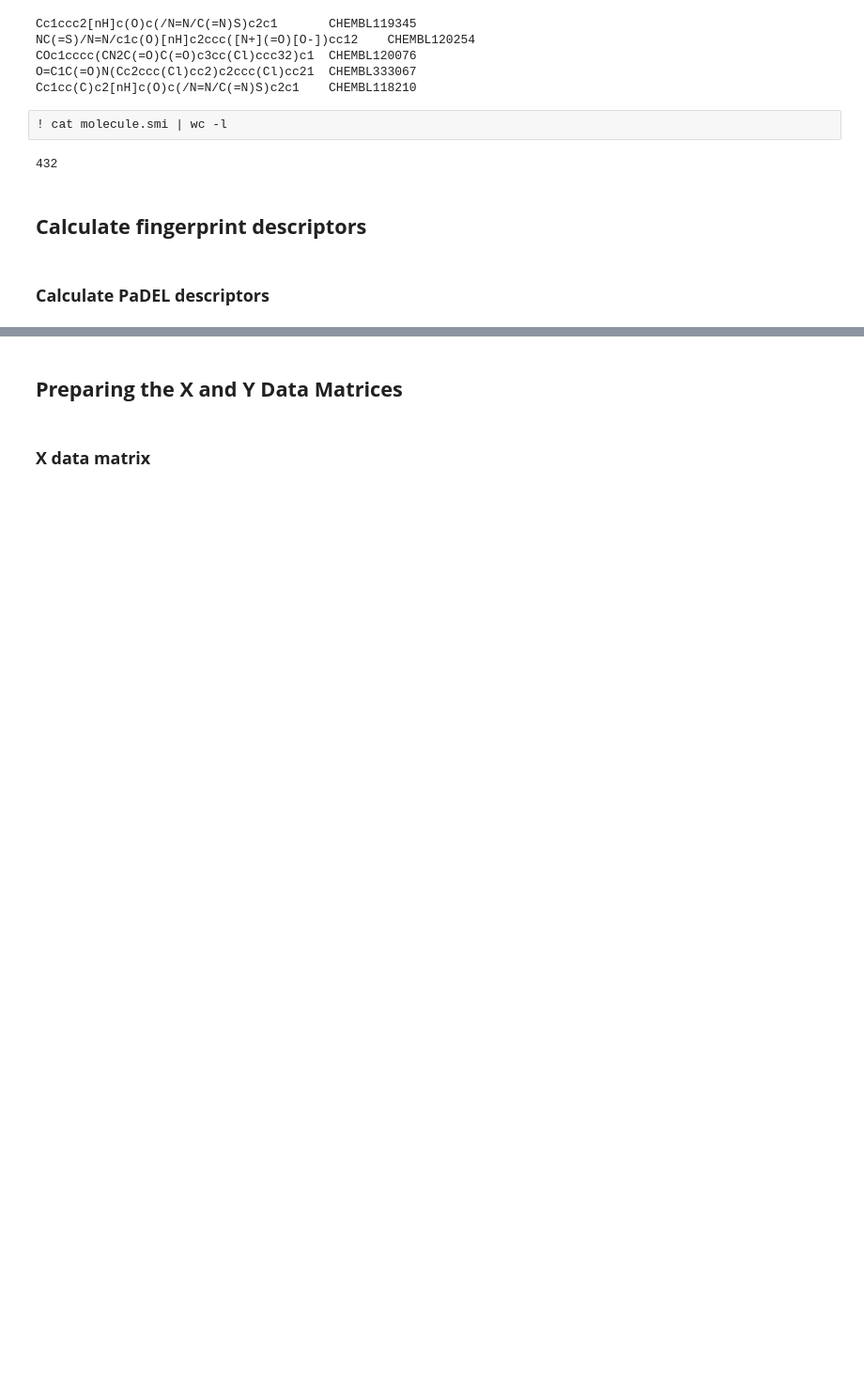
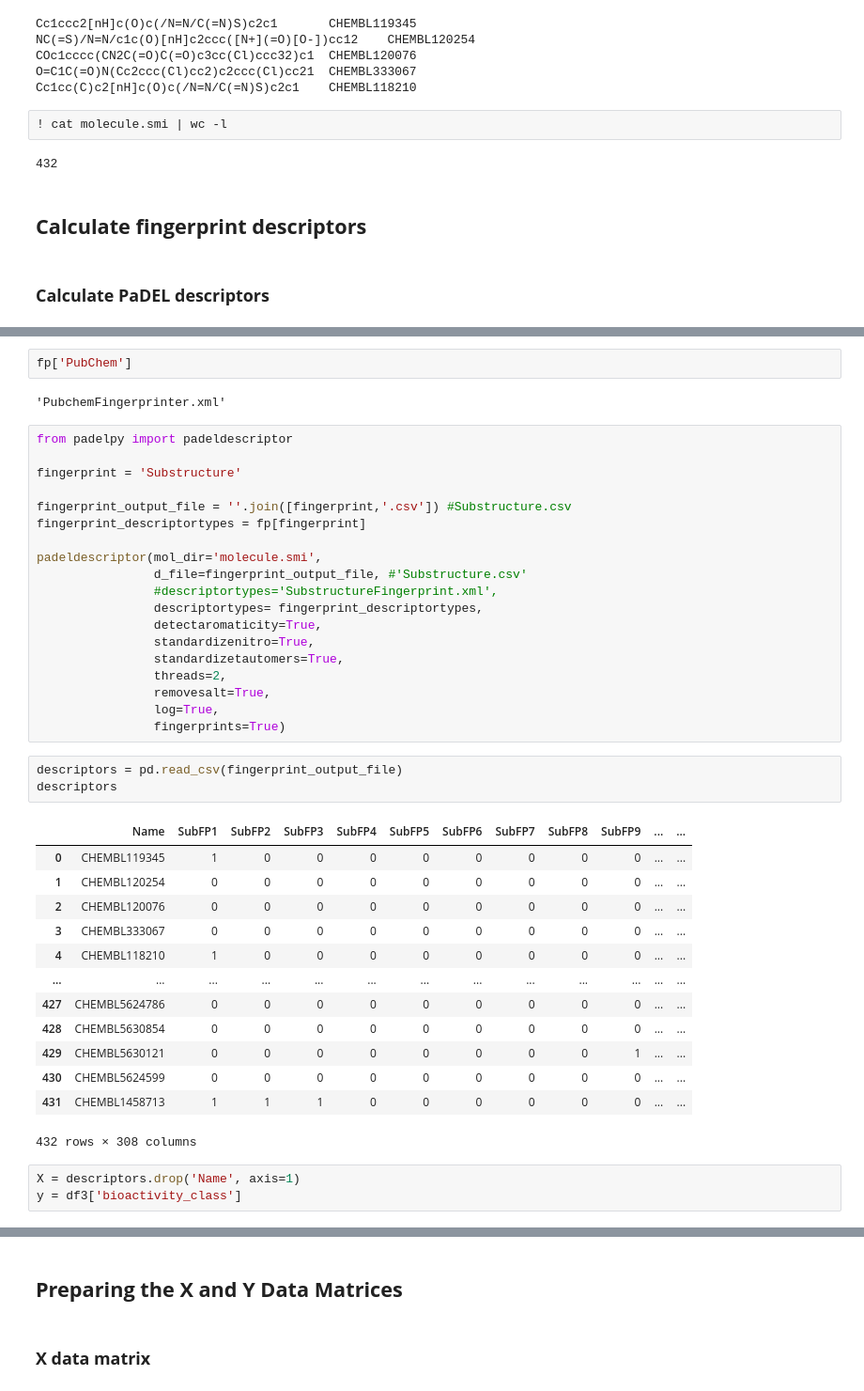
Before and after one commit to Trishund/healthcare-dataset-prediction-modle-, a Jupyter notebook: python/Falcipain_2_Descriptor_Dataset_Preparation.ipynb, the cells around one changed output, grey strips where cells are left out. Shown: that part at 94% size. Saved outputs shown, nothing was run; the diff lists cells and outputs as text; blank space fills up the shorter version.

```diff
--- a/python/Falcipain_2_Descriptor_Dataset_Preparation.ipynb
+++ b/python/Falcipain_2_Descriptor_Dataset_Preparation.ipynb
@@ -165,0 +152,43 @@ drwxr-xr-x 1 root root     4096 May 29 18:19 sample_data
+# %%
+fp['PubChem']
+# %% [output]
+'PubchemFingerprinter.xml'
+# %%
+from padelpy import padeldescriptor
+
+fingerprint = 'Substructure'
+
+fingerprint_output_file = ''.join([fingerprint,'.csv']) #Substructure.csv
+fingerprint_descriptortypes = fp[fingerprint]
+
+padeldescriptor(mol_dir='molecule.smi',
+                d_file=fingerprint_output_file, #'Substructure.csv'
+                #descriptortypes='SubstructureFingerprint.xml',
+                descriptortypes= fingerprint_descriptortypes,
+                detectaromaticity=True,
+                standardizenitro=True,
+                standardizetautomers=True,
+                threads=2,
+                removesalt=True,
+                log=True,
+                fingerprints=True)
+# %%
+descriptors = pd.read_csv(fingerprint_output_file)
+descriptors
+# %% [output]
+|  | Name | SubFP1 | SubFP2 | SubFP3 | SubFP4 | SubFP5 | SubFP6 | SubFP7 | SubFP8 | SubFP9 | ... | ... |
+| 0 | CHEMBL119345 | 1 | 0 | 0 | 0 | 0 | 0 | 0 | 0 | 0 | ... | ... |
+| 1 | CHEMBL120254 | 0 | 0 | 0 | 0 | 0 | 0 | 0 | 0 | 0 | ... | ... |
+| 2 | CHEMBL120076 | 0 | 0 | 0 | 0 | 0 | 0 | 0 | 0 | 0 | ... | ... |
+| 3 | CHEMBL333067 | 0 | 0 | 0 | 0 | 0 | 0 | 0 | 0 | 0 | ... | ... |
+| 4 | CHEMBL118210 | 1 | 0 | 0 | 0 | 0 | 0 | 0 | 0 | 0 | ... | ... |
+| ... | ... | ... | ... | ... | ... | ... | ... | ... | ... | ... | ... | ... |
+| 427 | CHEMBL5624786 | 0 | 0 | 0 | 0 | 0 | 0 | 0 | 0 | 0 | ... | ... |
+| 428 | CHEMBL5630854 | 0 | 0 | 0 | 0 | 0 | 0 | 0 | 0 | 0 | ... | ... |
+| 429 | CHEMBL5630121 | 0 | 0 | 0 | 0 | 0 | 0 | 0 | 0 | 1 | ... | ... |
+| 430 | CHEMBL5624599 | 0 | 0 | 0 | 0 | 0 | 0 | 0 | 0 | 0 | ... | ... |
+| 431 | CHEMBL1458713 | 1 | 1 | 1 | 0 | 0 | 0 | 0 | 0 | 0 | ... | ... |
+432 rows × 308 columns
+# %%
+X = descriptors.drop('Name', axis=1)
+y = df3['bioactivity_class']
```
Also changed, not shown: parts of 39 cells of this notebook.
